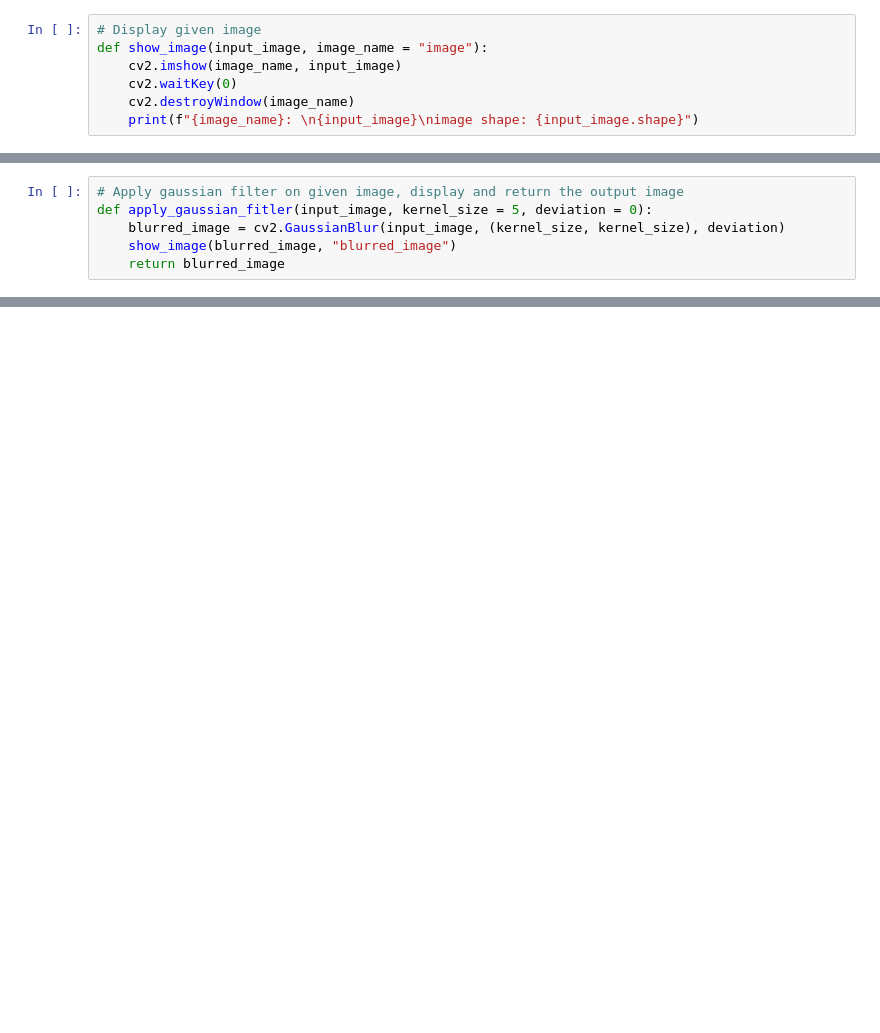
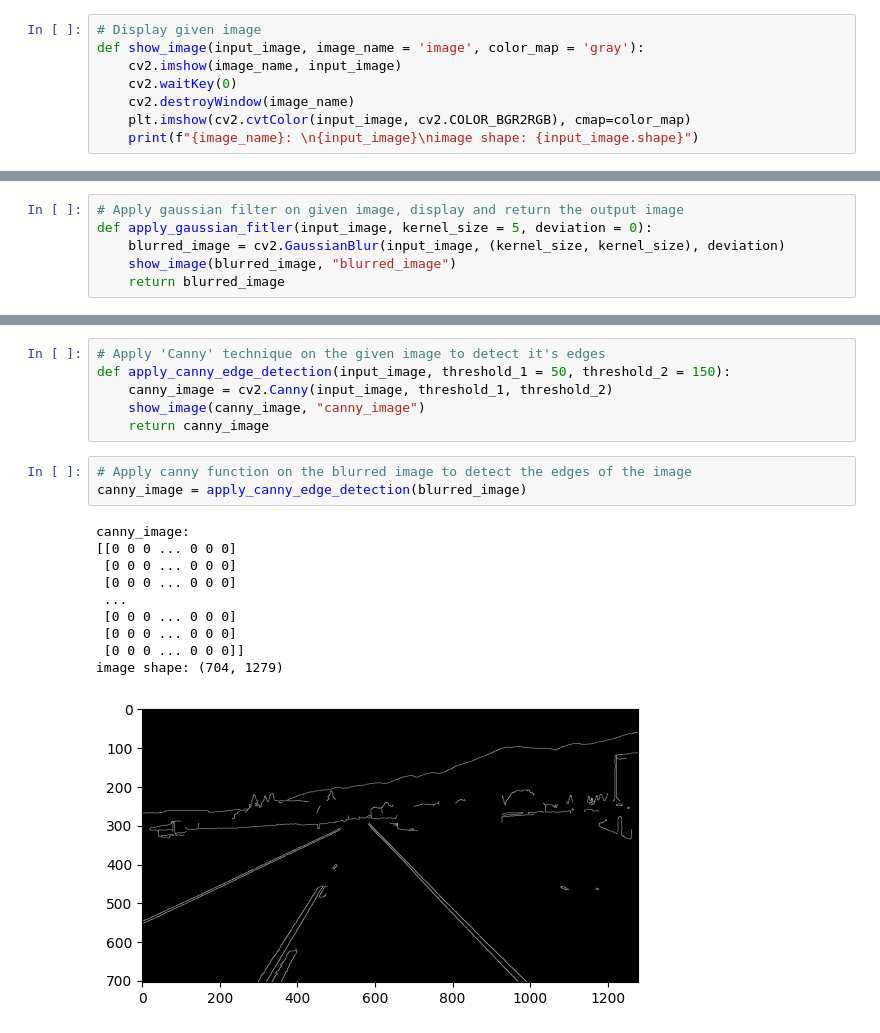
Before and after one commit to kozoB/Lane_Detection, a Jupyter notebook: lane_detection.ipynb, the cells around one changed output, grey strips where cells are left out. Cells and saved outputs as stored; diff of their text form; blank space fills up the shorter version.

Commit message:
Added Canny edge detection, matplotlib image splot in show_image function

```diff
--- a/lane_detection.ipynb
+++ b/lane_detection.ipynb
@@ -9,10 +9,11 @@ image_path = rf'C:\Users\barki\Downloads\test_image.jpg'
 image = cv2.imread(image_path)
 # %%
 # Display given image
-def show_image(input_image, image_name = "image"):
+def show_image(input_image, image_name = 'image', color_map = 'gray'):
     cv2.imshow(image_name, input_image)
     cv2.waitKey(0)
     cv2.destroyWindow(image_name)
+    plt.imshow(cv2.cvtColor(input_image, cv2.COLOR_BGR2RGB), cmap=color_map)
     print(f"{image_name}: \n{input_image}\nimage shape: {input_image.shape}")
 # %%
 show_image(image)
@@ -67,0 +72,20 @@ image shape: (704, 1279)
+# %%
+# Apply 'Canny' technique on the given image to detect it's edges
+def apply_canny_edge_detection(input_image, threshold_1 = 50, threshold_2 = 150):
+    canny_image = cv2.Canny(input_image, threshold_1, threshold_2)
+    show_image(canny_image, "canny_image")
+    return canny_image
+# %%
+# Apply canny function on the blurred image to detect the edges of the image
+canny_image = apply_canny_edge_detection(blurred_image)
+# %% [output]
+canny_image:
+[[0 0 0 ... 0 0 0]
+ [0 0 0 ... 0 0 0]
+ [0 0 0 ... 0 0 0]
+ ...
+ [0 0 0 ... 0 0 0]
+ [0 0 0 ... 0 0 0]
+ [0 0 0 ... 0 0 0]]
+image shape: (704, 1279)
+[figure, added]
```
Also changed, not shown: parts of 3 cells of this notebook.
